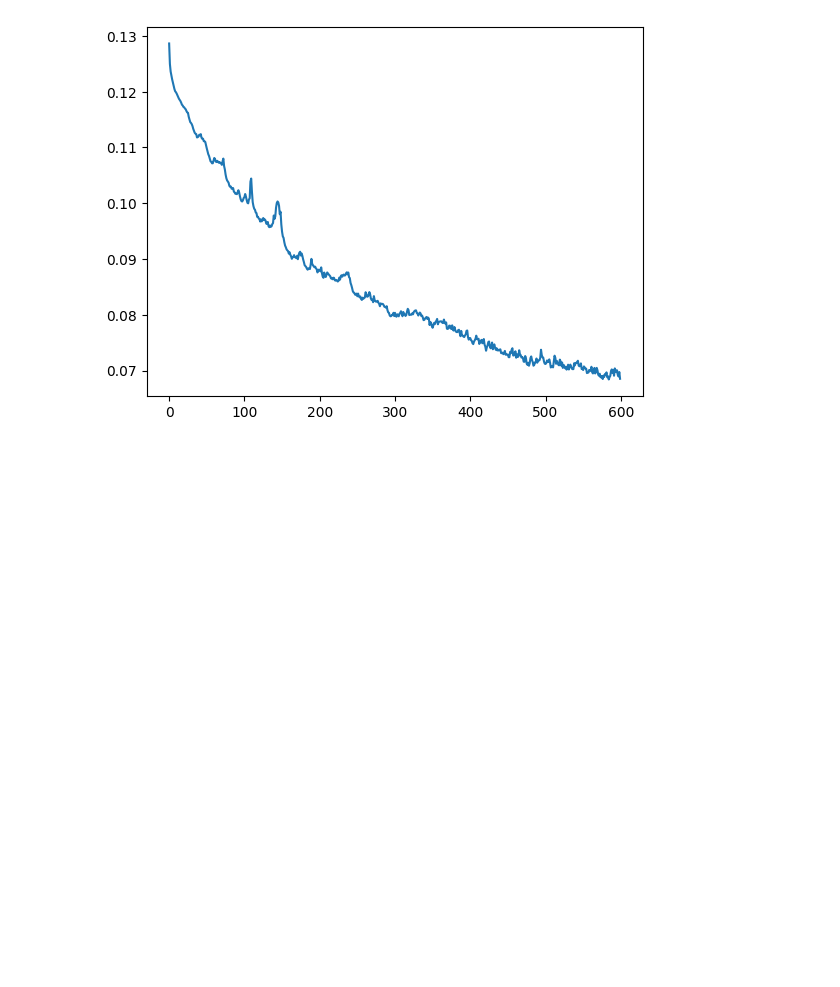
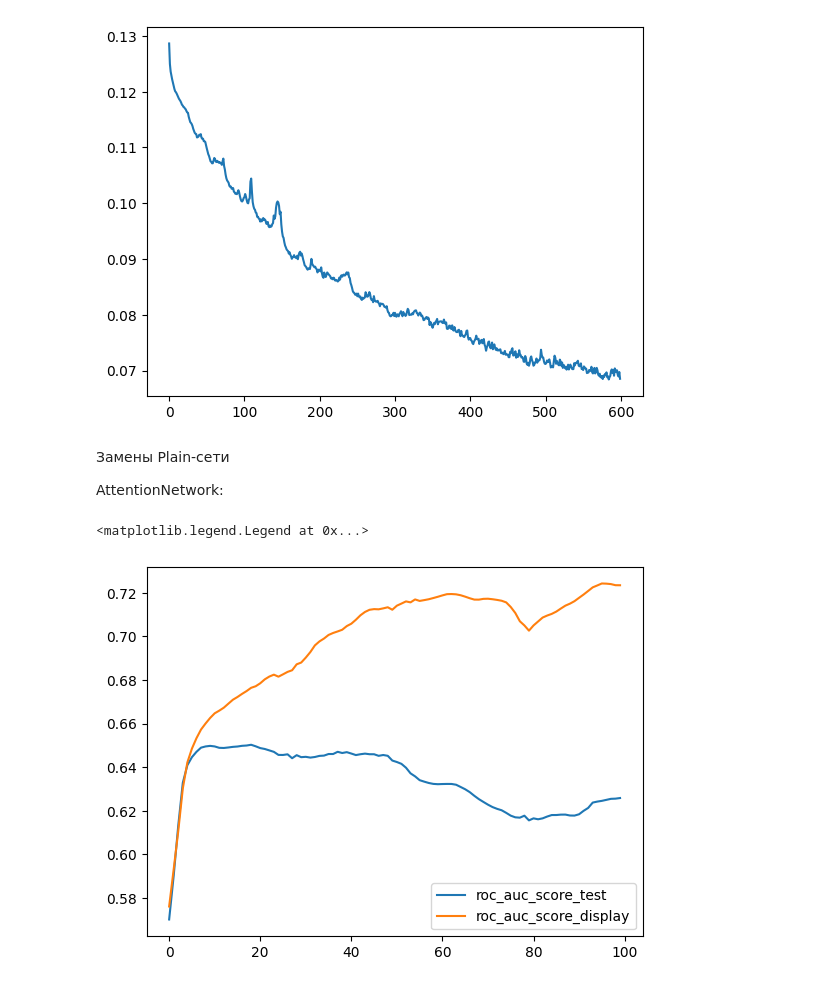
Before and after one commit to okulovsky/grammar_ru, a Jupyter notebook: research/antecedents/training_notebook.ipynb, the cells around one changed output. Cells and saved outputs as stored; diff of their text form; code cells hidden in the pictures; blank space fills up the shorter version.

Commit message:
Changed networks

```diff
--- a/research/antecedents/training_notebook.ipynb
+++ b/research/antecedents/training_notebook.ipynb
@@ -235,3 +235,29 @@ plt.plot(TrainingLogsViewer.get_metric_by_job(metrics, 'loss'))
 # %% [output]
 [<matplotlib.lines.Line2D at 0x...>]
 [figure]
+# %% [markdown]
+Замены Plain-сети
+
+AttentionNetwork:
+# %%
+from pathlib import Path
+from yo_fluq_ds import *
+from tg.common.delivery.training.architecture import ResultPickleReader
+
+rs = None
+try:
+    rs = ResultPickleReader(Path(r'c:\users\alexandra\desktop\adam_attention'))
+except:
+    raise
+metrics = _load_metrics_df(rs)
+metrics['job_id'] = 'antc_task 12:01:21.140130'
+# %%
+from tg.grammar_ru.ml.components.yandex_delivery.training_logs import TrainingLogsViewer
+
+import matplotlib.pyplot as plt
+plt.plot(TrainingLogsViewer.get_metric_by_job(metrics, 'roc_auc_score_test'), label='roc_auc_score_test')
+plt.plot(TrainingLogsViewer.get_metric_by_job(metrics, 'roc_auc_score_display'), label='roc_auc_score_display')
+plt.legend()
+# %% [output]
+<matplotlib.legend.Legend at 0x...>
+[figure, added]
```
Also changed, not shown: parts of 5 cells of this notebook.
